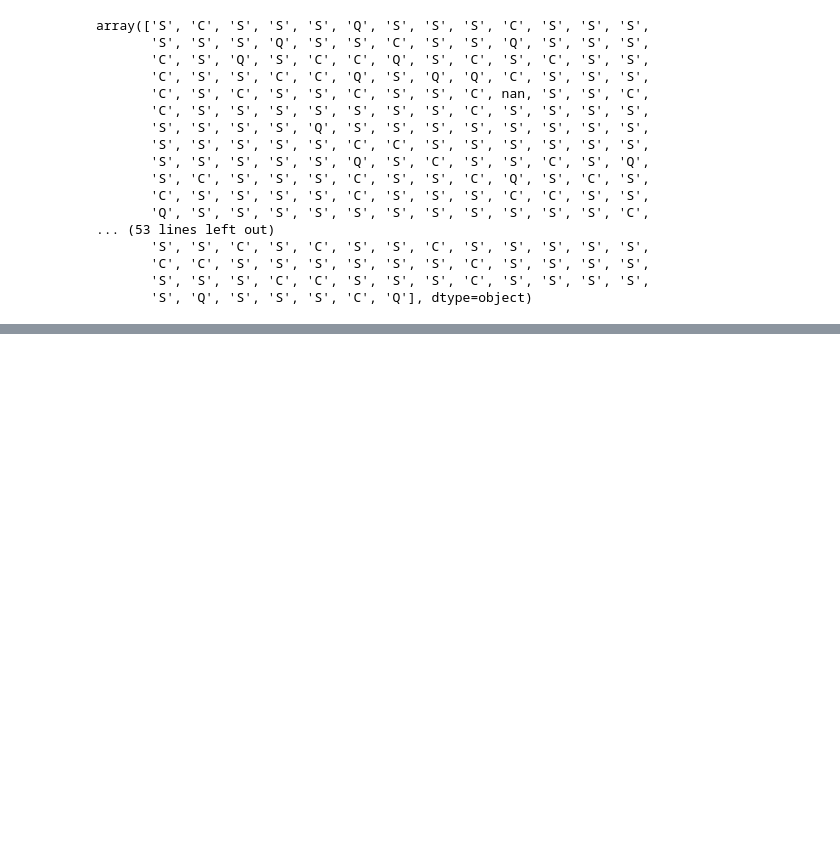
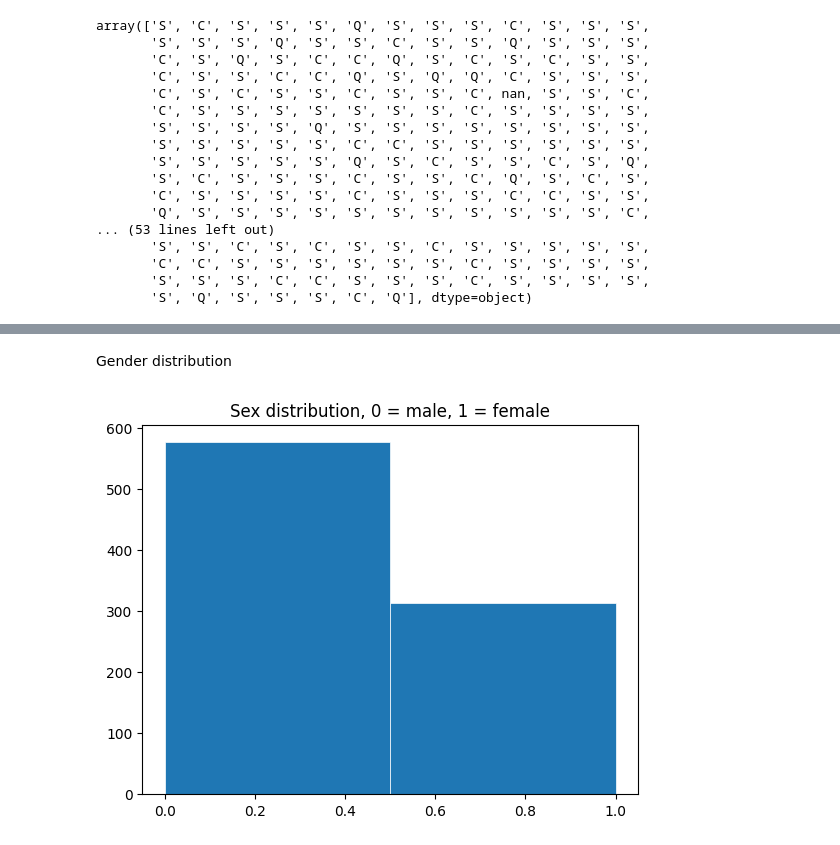
Before and after one commit to hashtag-squirrel/titanic-capstone-project, a Jupyter notebook: data_exploration.ipynb, the cells around one changed output, grey strips where cells are left out. Saved outputs shown, nothing was run; the diff lists cells and outputs as text; code cells hidden in the pictures; blank space fills up the shorter version.

```diff
--- a/data_exploration.ipynb
+++ b/data_exploration.ipynb
@@ -228,0 +275,11 @@ array(['S', 'C', 'S', 'S', 'S', 'Q', 'S', 'S', 'S', 'C', 'S', 'S', 'S',
+# %% [markdown]
+Gender distribution
+# %%
+fig, ax = plt.subplots()
+
+ax.hist(train['Sex'], bins=2, linewidth=0.5, edgecolor="white")
+plt.title('Sex distribution, 0 = male, 1 = female')
+
+plt.show()
+# %% [output]
+[figure, added]
```
Also changed, not shown: parts of 9 cells of this notebook.
